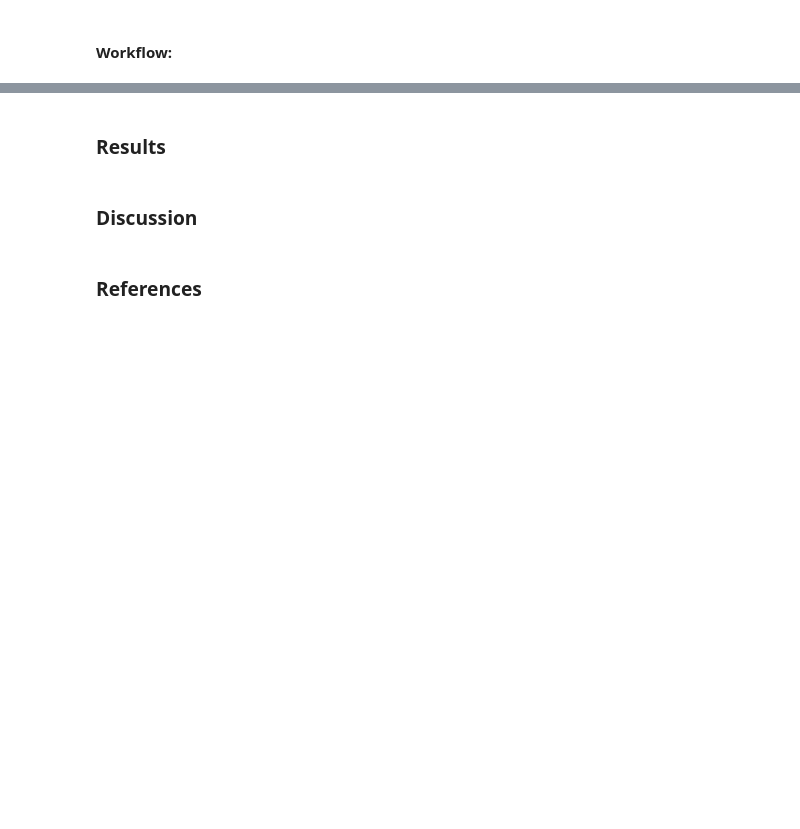
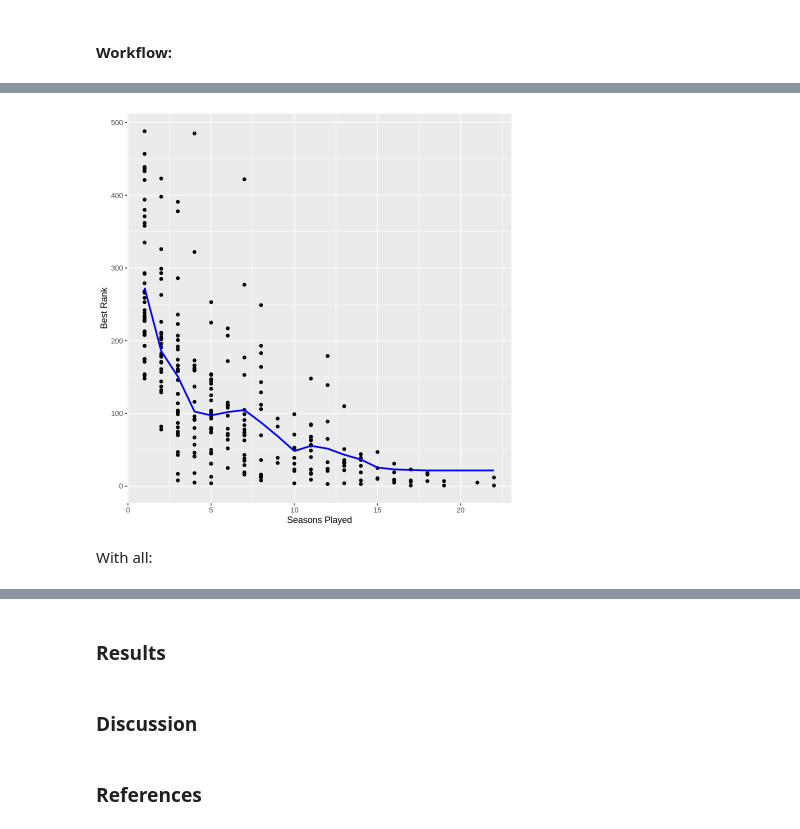
Before and after one commit to chaeyoonchang/dsci-100-group-007-33, a Jupyter notebook: report.ipynb, the cells around one changed output, grey strips where cells are left out. Saved outputs shown, nothing was run; the diff lists cells and outputs as text; code cells hidden in the pictures; blank space fills up the shorter version.

```diff
--- a/report.ipynb
+++ b/report.ipynb
@@ -264,0 +615,26 @@ tennis_data_recipe_Seasons <- recipe(Best_Rank ~ Seasons, data = tennis_data_tra
+# %%
+tennis_data_specs_seasons <- nearest_neighbor(weight_func = "rectangular", neighbors = kmin_seasons) |>
+    set_engine("kknn") |>
+    set_mode("regression")
+
+
+tennis_data_fit_seasons <- workflow() |>
+    add_recipe(tennis_data_recipe_seasons) |>
+    add_model(tennis_data_specs_seasons) |>
+    fit(data = tennis_data_train)
+
+seasons_pred <- tennis_data_fit_seasons |>
+    predict(tennis_data_test) |>
+    bind_cols(tennis_data_test)
+
+
+seasons_summary <- seasons_pred |>
+    metrics(truth = Best_Rank, estimate = .pred) |>
+    filter(.metric == "rmse")
+
+seasons_rmspe <- seasons_summary |>
+        pull(.estimate) |>
+    round(digits = 0)
+
+seasons_summary
+seasons_rmspe
@@ -264,0 +647,21 @@ tennis_data_recipe_Seasons <- recipe(Best_Rank ~ Seasons, data = tennis_data_tra
+# %%
+###### WHYYYYYY???? ##################
+
+seasons_train_info <- tennis_data_fit_seasons |>
+    predict(tennis_data_train) |>
+    bind_cols(tennis_data_train)
+##################
+
+seasons_plot <- tennis_data_train |>
+    ggplot(aes(x = Seasons, y = Best_Rank)) +
+    geom_point() +
+    geom_line(data = seasons_train_info, mapping = aes(x = Seasons, y = .pred),
+                color = "blue",
+                size = 1) +
+    labs(x = "Seasons Played", y = "Best Rank")
+
+seasons_plot
+# %% [output]
+[figure, added]
+# %% [markdown]
+With all:
```
Also changed, not shown: parts of 31 cells of this notebook.
